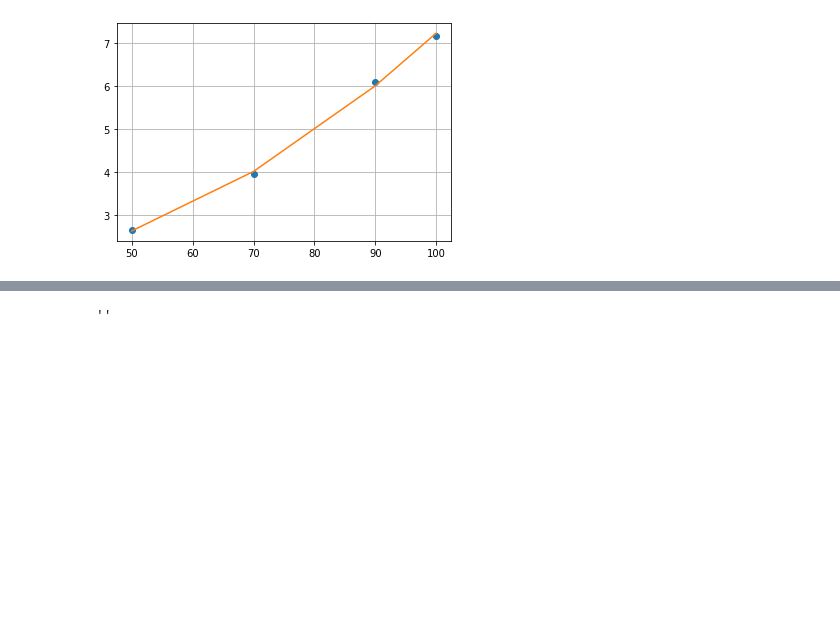
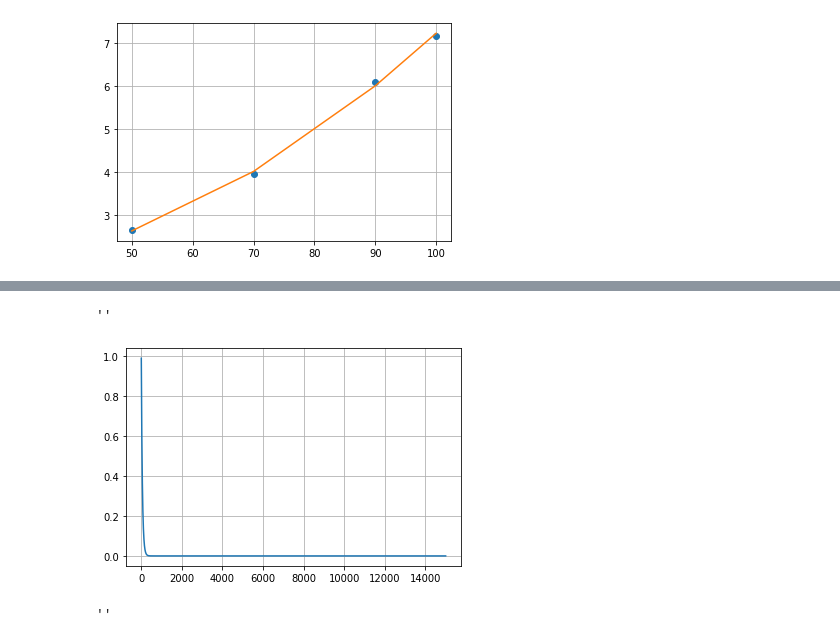
Before and after one commit to joshlwhitehead/work, a Jupyter notebook: analysis/heat/dataqstuff/activityTempMod.ipynb, the cells around one changed output, grey strips where cells are left out. Drawn from its saved outputs; the diff is of its cells as text; code cells hidden in the pictures; blank space fills up the shorter version.

```diff
--- a/analysis/heat/dataqstuff/activityTempMod.ipynb
+++ b/analysis/heat/dataqstuff/activityTempMod.ipynb
@@ -130,3 +134,19 @@ plt.xticks(np.arange(0,500,50))
+# %%
+# plt.plot(dat.h90_inf[2][:15000])
+# plt.plot(dat.h90_c[3][:15000])
+# plt.plot(dat.h90_inf[3][:15000])
+# plt.plot(dat.h90_c[1][:15000])
+# plt.plot(dat.h90_inf[1][:15000])
+y = 2020*(dat.h90_c[3][:15000]-dat.h90_inf[2][:15000])/980/4.20/.006
+f = []
+plt.plot(-.019*(30-82)*np.exp(-.019*np.arange(0,len(y),1)))
+
+# plt.plot(y)
+plt.grid()
+;
+# %% [output]
+''
+[figure, added]
 # %%
 fullSamp = np.array(dat.full_insertC[2])#[:17000]
 fullTherm = np.array(dat.full_insertC[1])#[:1700])
```
Also changed, not shown: parts of 3 cells of this notebook, 36 other files.
